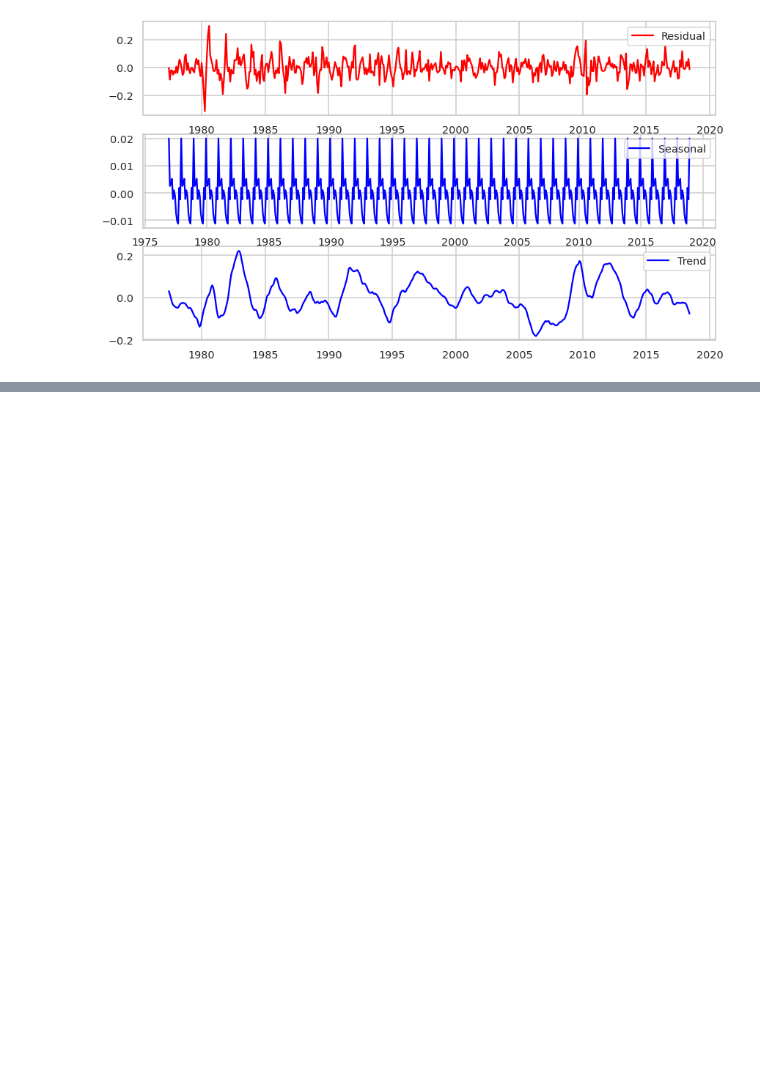
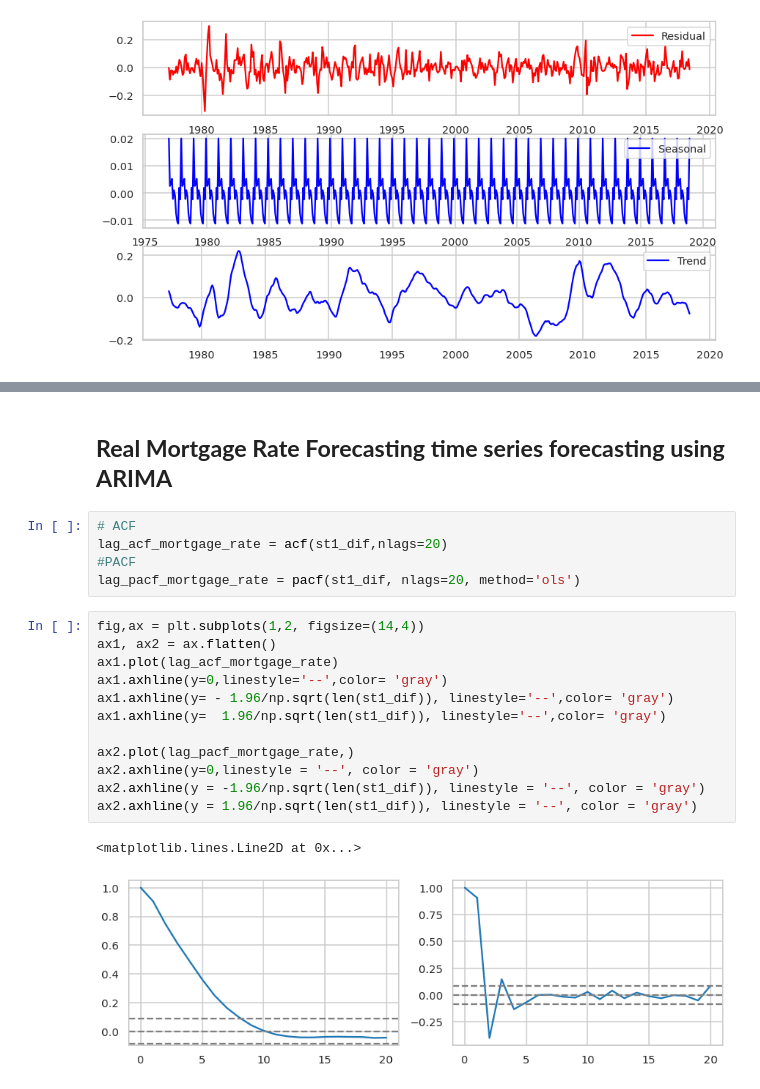
Before and after one commit to aiwithvd/Factors-can-influence-residentail-house-price, a Jupyter notebook: Experiment_notebook_for_house_supply_and_demand_in_housing_market.ipynb, the cells around one changed output, grey strips where cells are left out. Cells and saved outputs as stored; diff of their text form; blank space fills up the shorter version.

```diff
--- a/Experiment_notebook_for_house_supply_and_demand_in_housing_market.ipynb
+++ b/Experiment_notebook_for_house_supply_and_demand_in_housing_market.ipynb
@@ -1283,0 +1419,22 @@ ax[2].legend(loc = 'best')
+# %% [markdown]
+## **Real Mortgage Rate Forecasting time series forecasting using ARIMA**
+# %%
+# ACF
+lag_acf_mortgage_rate = acf(st1_dif,nlags=20)
+#PACF
+lag_pacf_mortgage_rate = pacf(st1_dif, nlags=20, method='ols')
+# %%
+fig,ax = plt.subplots(1,2, figsize=(14,4))
+ax1, ax2 = ax.flatten()
+ax1.plot(lag_acf_mortgage_rate)
+ax1.axhline(y=0,linestyle='--',color= 'gray')
+ax1.axhline(y= - 1.96/np.sqrt(len(st1_dif)), linestyle='--',color= 'gray')
+ax1.axhline(y=  1.96/np.sqrt(len(st1_dif)), linestyle='--',color= 'gray')
+
+ax2.plot(lag_pacf_mortgage_rate,)
+ax2.axhline(y=0,linestyle = '--', color = 'gray')
+ax2.axhline(y = -1.96/np.sqrt(len(st1_dif)), linestyle = '--', color = 'gray')
+ax2.axhline(y = 1.96/np.sqrt(len(st1_dif)), linestyle = '--', color = 'gray')
+# %% [output]
+<matplotlib.lines.Line2D at 0x...>
+[figure, added]
```
Also changed, not shown: parts of 37 cells of this notebook.
